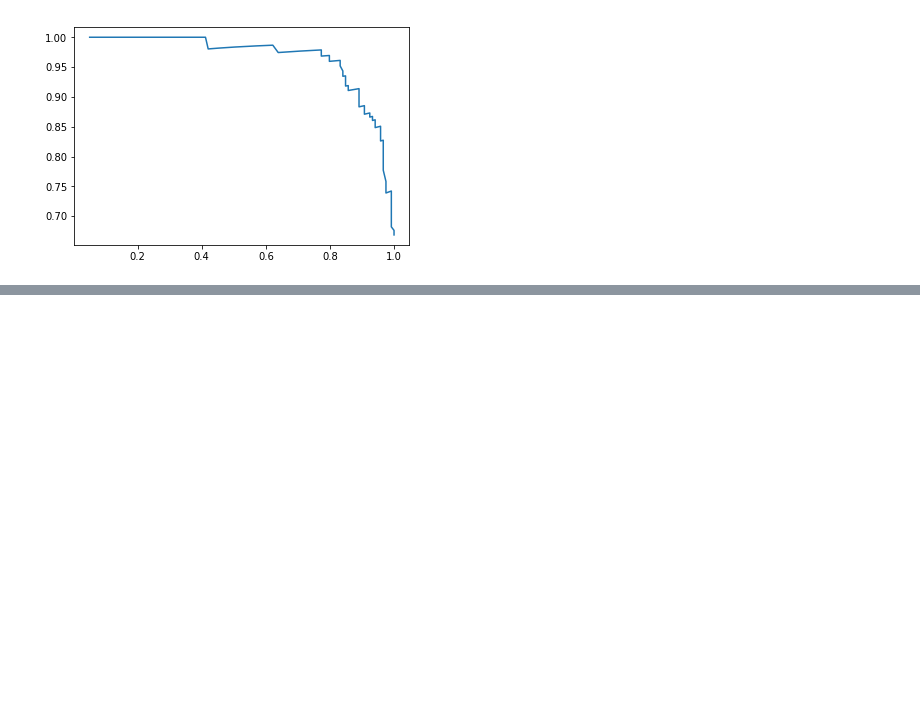
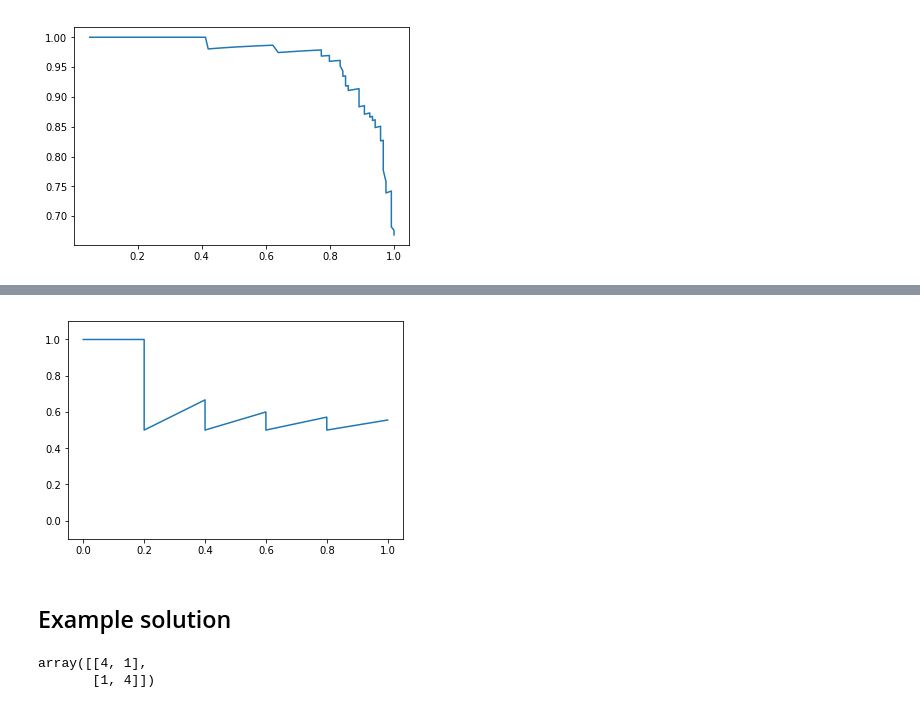
Before and after one commit to valdasraps/ml-examples, a Jupyter notebook: notebooks/ConfusionMatrix.ipynb, the cells around one changed output, grey strips where cells are left out. Drawn from its saved outputs; the diff is of its cells as text; code cells hidden in the pictures; blank space fills up the shorter version.

```diff
--- a/notebooks/ConfusionMatrix.ipynb
+++ b/notebooks/ConfusionMatrix.ipynb
@@ -158,0 +209,9 @@ np.sum(prc[:,1][~np.isnan(prc[:,1])]) / len(prc)
+# %%
+prc = precision_recall_curve(y,p[:,1])
+plt.plot(prc[1], prc[0])
+plt.ylim([-0.1,1.1])
+plt.show()
+# %% [output]
+[figure, added]
+# %% [markdown]
+## Example solution
@@ -158,0 +225,5 @@ np.sum(prc[:,1][~np.isnan(prc[:,1])]) / len(prc)
+# %%
+confusion_matrix(y, log.predict(x))
+# %% [output]
+array([[4, 1],
+       [1, 4]])
```
Also changed, not shown: parts of 21 cells of this notebook, 1 other file.
